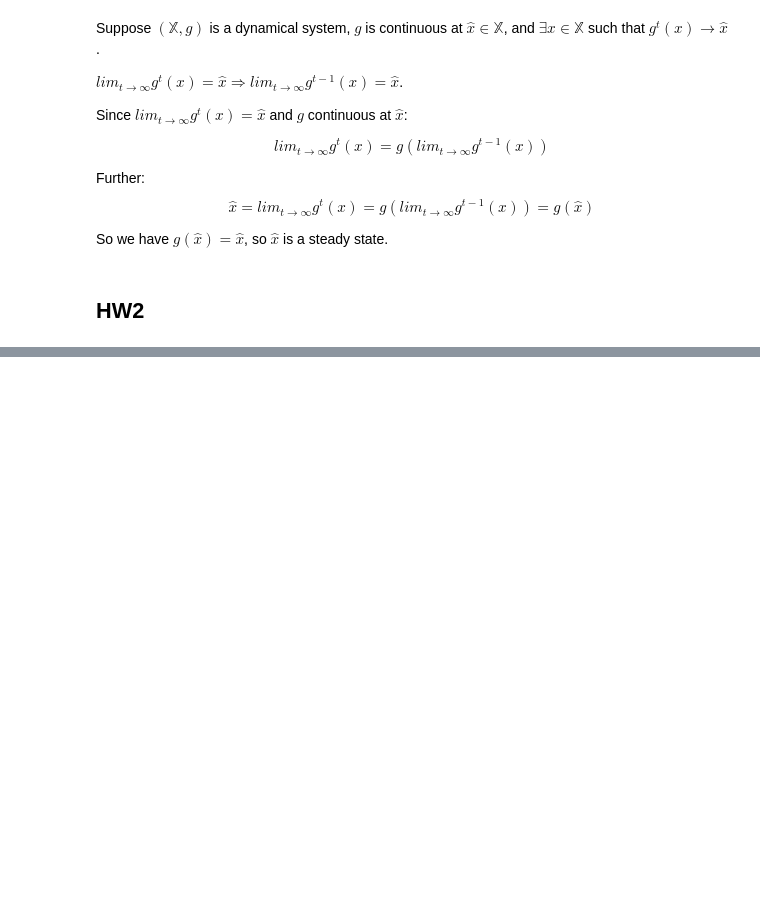
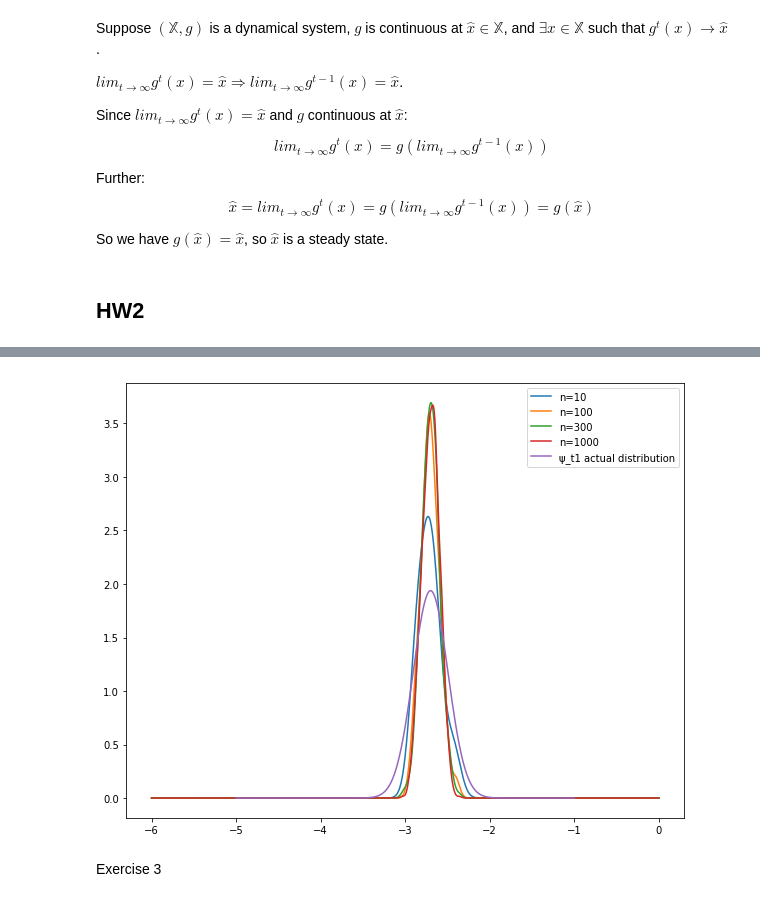
Before and after one commit to kendrarobbins/BootCamp2018, a Jupyter notebook: ProbSets/Econ/Econ PS2/Econ PS2.ipynb, the cells around one changed output, grey strips where cells are left out. Saved outputs shown, nothing was run; the diff lists cells and outputs as text; code cells hidden in the pictures; blank space fills up the shorter version.

```diff
--- a/ProbSets/Econ/Econ PS2/Econ PS2.ipynb
+++ b/ProbSets/Econ/Econ PS2/Econ PS2.ipynb
@@ -120,0 +187,34 @@ what does x_i do? what does f do? where does this formula for f come from ?
+# %%
+x = np.linspace(-6, 0, 1000)
+
+def update(n):
+    X_t = np.zeros(n)
+    X_t = rand.normal(μ, s**2, n) #generate X_t
+    c = np.zeros(n)
+    c = rand.normal(0,1,n) #generate c
+    X_t1 = np.zeros(n)
+    X_t1 = ρ*X_t + b + σ*c
+    est = KDE(X_t1)
+    pdf = est.f(x)
+    return pdf
+
+update_10 = update(10)
+update_100 = update(100)
+update_300 = update(300)
+update_1000 = update(1000)
+
+plt.figure(figsize=(10, 8))
+plt.plot(x, update_10, label = "n=10")
+plt.plot(x, update_100, label ="n=100")
+plt.plot(x, update_300, label ="n=300")
+plt.plot(x, update_1000, label = "n=1000")
+plt.plot(x_grid, norm(loc=(ρ * μ + b), scale=np.sqrt(ρ**2 * s**2 + σ**2)).pdf(x_grid), label='ψ_t1 actual distribution')
+
+
+
+plt.legend()
+plt.show()
+# %% [output]
+[figure, added]
+# %% [markdown]
+Exercise 3
```
Also changed, not shown: parts of 23 cells of this notebook.
